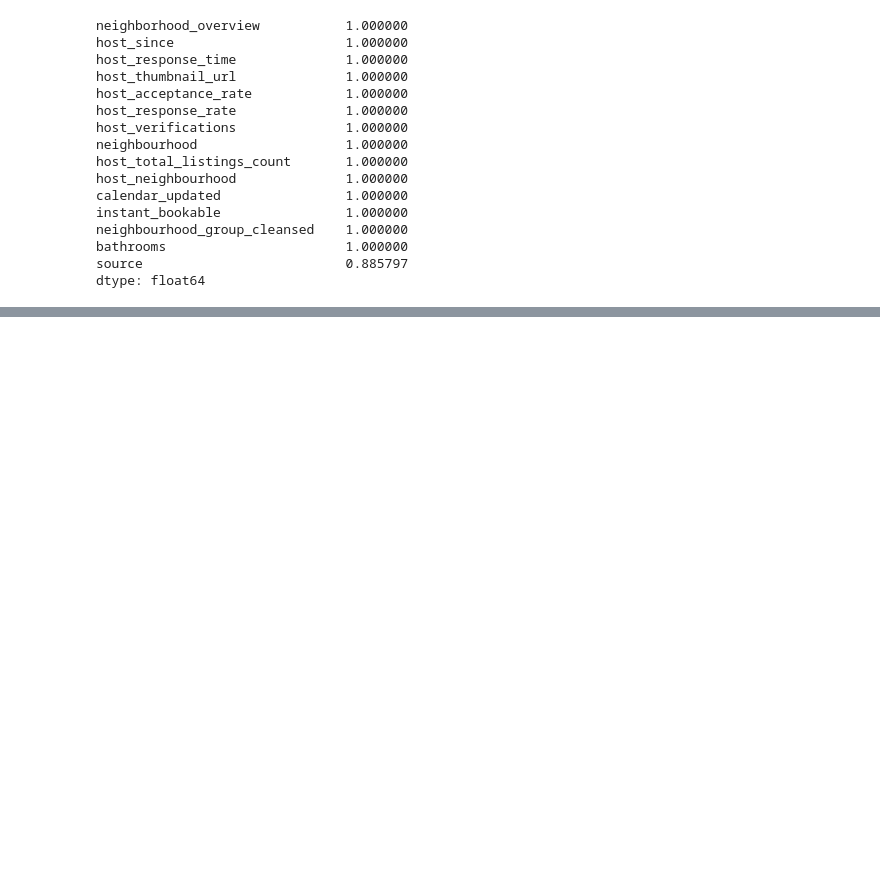
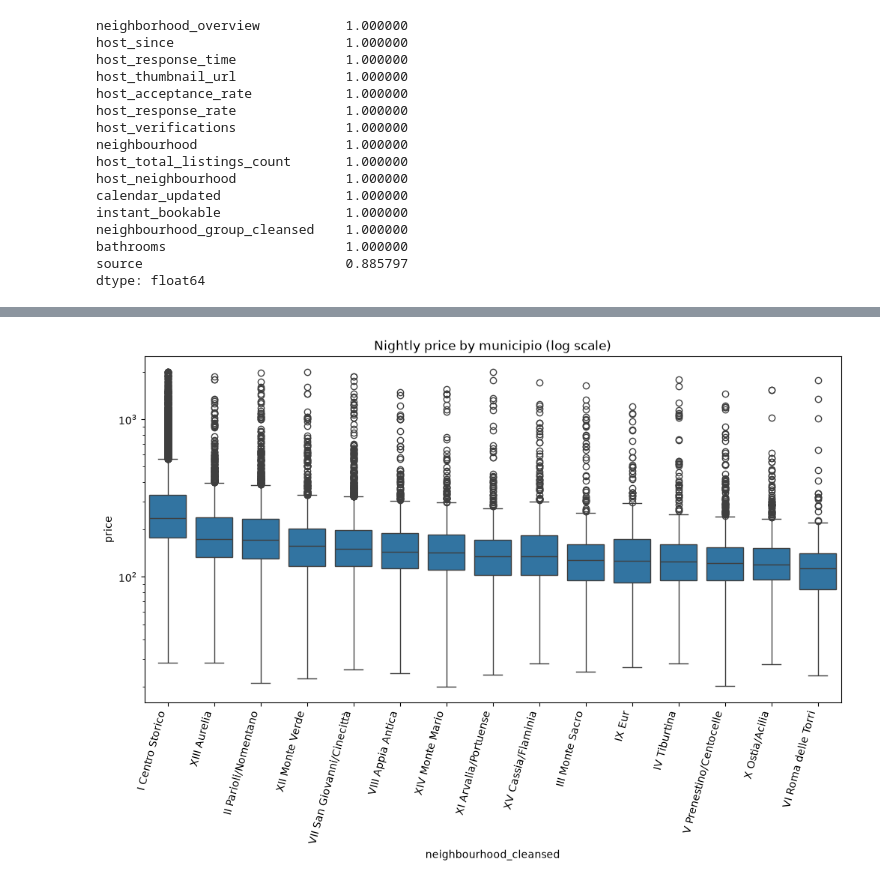
Before and after one commit to Mnuara/airbnb-rome-price, a Jupyter notebook: notebooks/01_eda.ipynb, the cells around one changed output, grey strips where cells are left out. Saved outputs shown, nothing was run; the diff lists cells and outputs as text; code cells hidden in the pictures; blank space fills up the shorter version.

```diff
--- a/notebooks/01_eda.ipynb
+++ b/notebooks/01_eda.ipynb
@@ -27,0 +111,4 @@ dtype: float64
+# %%
+df_clean["log_price"] = np.log1p(df_clean["price"])
+
+df_clean.groupby("room_type")["price"].agg(["count", "median", "mean"]).round(1)
@@ -27,0 +145,15 @@ dtype: float64
+# %%
+import seaborn as sns
+
+order = (df_clean.groupby("neighbourhood_cleansed")["price"]
+                 .median().sort_values(ascending=False).index)
+
+plt.figure(figsize=(12, 6))
+sns.boxplot(data=df_clean, x="neighbourhood_cleansed", y="price", order=order)
+plt.yscale("log")
+plt.xticks(rotation=75, ha="right")
+plt.title("Nightly price by municipio (log scale)")
+plt.savefig("../reports/figures/price_by_neighbourhood.png", dpi=150, bbox_inches="tight")
+plt.show()
+# %% [output]
+[figure, added]
```
Also changed, not shown: parts of 10 cells of this notebook, 1 other file.
